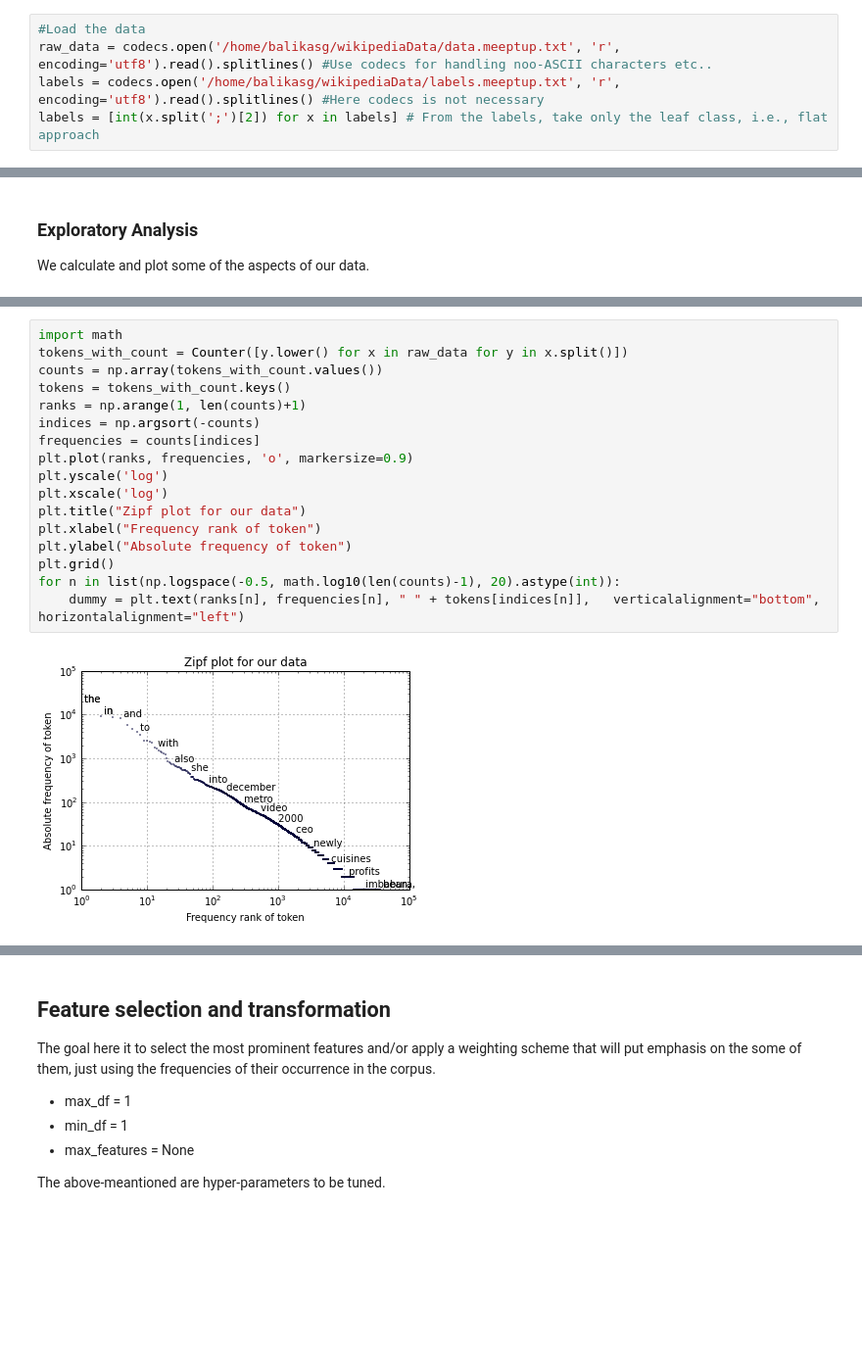
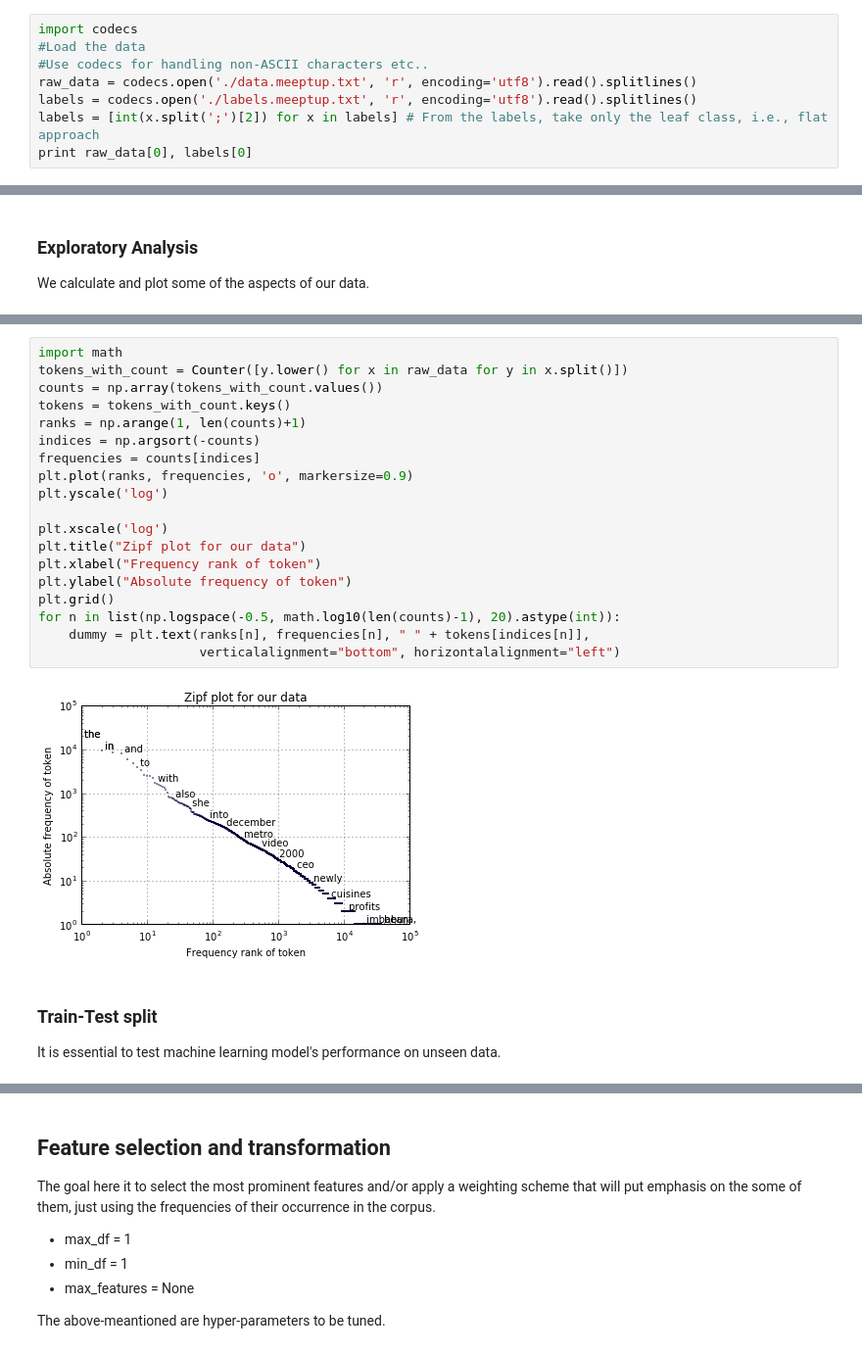
Before and after one commit to balikasg/GrenobleDataScienceMeetup, a Jupyter notebook: GrenobleMeetUpTutorial.ipynb, the cells around one changed output, grey strips where cells are left out. Shown at 98% size. Saved outputs shown, nothing was run; the diff lists cells and outputs as text; blank space fills up the shorter version.

```diff
--- a/GrenobleMeetUpTutorial.ipynb
+++ b/GrenobleMeetUpTutorial.ipynb
@@ -12,7 +12,10 @@ The main goals of the tutorial are to investigate the following:
 ## Data loading.
 We live in a multi-lingual world. Unicode is our tool to handle languages/symbols etc.
 # %%
+import codecs
 #Load the data
-raw_data = codecs.open('/home/balikasg/wikipediaData/data.meeptup.txt', 'r', encoding='utf8').read().splitlines() #Use codecs for handling noo-ASCII characters etc..
-labels = codecs.open('/home/balikasg/wikipediaData/labels.meeptup.txt', 'r', encoding='utf8').read().splitlines() #Here codecs is not necessary
+#Use codecs for handling non-ASCII characters etc..
+raw_data = codecs.open('./data.meeptup.txt', 'r', encoding='utf8').read().splitlines()
+labels = codecs.open('./labels.meeptup.txt', 'r', encoding='utf8').read().splitlines()
 labels = [int(x.split(';')[2]) for x in labels] # From the labels, take only the leaf class, i.e., flat approach
+print raw_data[0], labels[0]
@@ -44,19 +52,24 @@ Different classes: 170
 # %%
 import math
 tokens_with_count = Counter([y.lower() for x in raw_data for y in x.split()])
 counts = np.array(tokens_with_count.values())
 tokens = tokens_with_count.keys()
 ranks = np.arange(1, len(counts)+1)
 indices = np.argsort(-counts)
 frequencies = counts[indices]
 plt.plot(ranks, frequencies, 'o', markersize=0.9)
 plt.yscale('log')
+
 plt.xscale('log')
 plt.title("Zipf plot for our data")
 plt.xlabel("Frequency rank of token")
 plt.ylabel("Absolute frequency of token")
 plt.grid()
 for n in list(np.logspace(-0.5, math.log10(len(counts)-1), 20).astype(int)):
-    dummy = plt.text(ranks[n], frequencies[n], " " + tokens[indices[n]],   verticalalignment="bottom", horizontalalignment="left")
+    dummy = plt.text(ranks[n], frequencies[n], " " + tokens[indices[n]],
+                     verticalalignment="bottom", horizontalalignment="left")
 # %% [output]
-[figure, old version]
+[figure, new version]
+# %% [markdown]
+### Train-Test split
+It is essential to test machine learning model's performance on unseen data.
```
Also changed, not shown: parts of 12 cells of this notebook.
